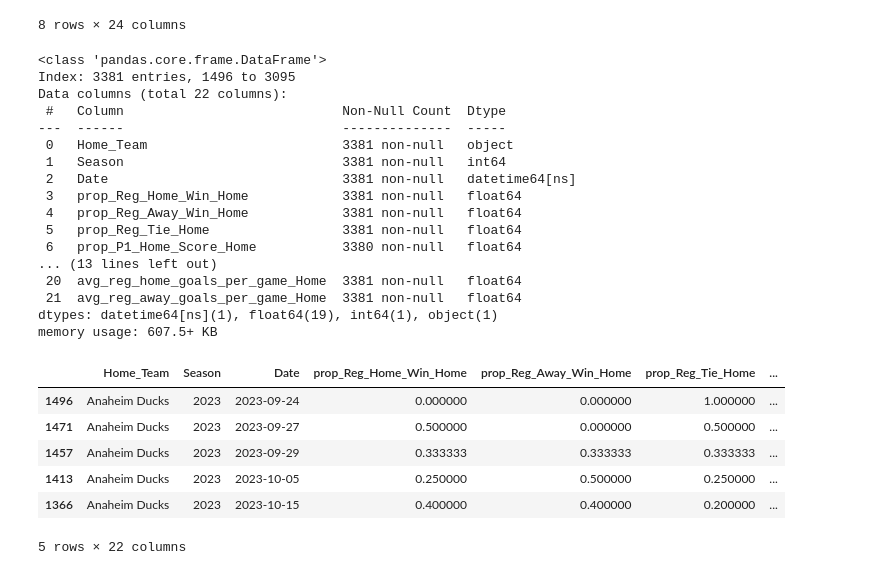
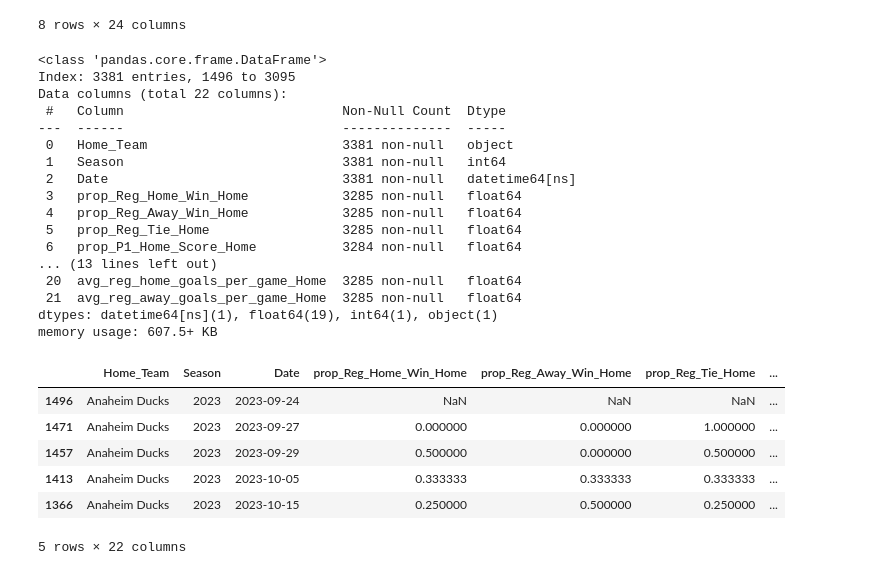
Before and after one commit to emmettd247/SportOnIce, a Jupyter notebook: master_data_join.ipynb, the cells around one changed output. Drawn from its saved outputs; the diff is of its cells as text; code cells hidden in the pictures.

```diff
--- a/master_data_join.ipynb
+++ b/master_data_join.ipynb
@@ -160,49 +160,52 @@ def grain_sort_cumsum_props(home_vs_away: str, df: pd.DataFrame) -> pd.DataFrame
     # isolate cum, prop, and avg cols
     sel_cum_cols = [x for x in df.columns if x.startswith('prop_') or x.startswith('avg_')]
 
+    # shift sel_cum_cols by 1 to avoid data leakage
+    df[sel_cum_cols] = df.groupby(home_plus_year)[sel_cum_cols].shift(1)
+
     # trim to final cols
     final_cols = sort_grain + sel_cum_cols
     df = df[final_cols]
 
     # rename the sel_cum_cols to indicate home vs away
     if home_vs_away == 'Home_Team':
         home_vs_away = 'Home'
     else:
         home_vs_away = 'Away'
 
     rename_dict = {col: f"{col}_{home_vs_away}" for col in sel_cum_cols}
     df = df.rename(columns=rename_dict)
 
     return df
 
 # test func
 all_home_games = grain_sort_cumsum_props('Home_Team', master_data)
 all_home_games.info()
 all_home_games.head()
 # %% [output]
 <class 'pandas.core.frame.DataFrame'>
 Index: 3381 entries, 1496 to 3095
 Data columns (total 22 columns):
  #   Column                            Non-Null Count  Dtype
 ---  ------                            --------------  -----
  0   Home_Team                         3381 non-null   object
  1   Season                            3381 non-null   int64
  2   Date                              3381 non-null   datetime64[ns]
- 3   prop_Reg_Home_Win_Home            3381 non-null   float64
- 4   prop_Reg_Away_Win_Home            3381 non-null   float64
- 5   prop_Reg_Tie_Home                 3381 non-null   float64
- 6   prop_P1_Home_Score_Home           3380 non-null   float64
+ 3   prop_Reg_Home_Win_Home            3285 non-null   float64
+ 4   prop_Reg_Away_Win_Home            3285 non-null   float64
+ 5   prop_Reg_Tie_Home                 3285 non-null   float64
+ 6   prop_P1_Home_Score_Home           3284 non-null   float64
 ... (13 lines left out)
- 20  avg_reg_home_goals_per_game_Home  3381 non-null   float64
- 21  avg_reg_away_goals_per_game_Home  3381 non-null   float64
+ 20  avg_reg_home_goals_per_game_Home  3285 non-null   float64
+ 21  avg_reg_away_goals_per_game_Home  3285 non-null   float64
 dtypes: datetime64[ns](1), float64(19), int64(1), object(1)
 memory usage: 607.5+ KB
 |  | Home_Team | Season | Date | prop_Reg_Home_Win_Home | prop_Reg_Away_Win_Home | prop_Reg_Tie_Home | ... |
-| 1496 | Anaheim Ducks | 2023 | 2023-09-24 | 0.000000 | 0.000000 | 1.000000 | ... |
-| 1471 | Anaheim Ducks | 2023 | 2023-09-27 | 0.500000 | 0.000000 | 0.500000 | ... |
-| 1457 | Anaheim Ducks | 2023 | 2023-09-29 | 0.333333 | 0.333333 | 0.333333 | ... |
-| 1413 | Anaheim Ducks | 2023 | 2023-10-05 | 0.250000 | 0.500000 | 0.250000 | ... |
-| 1366 | Anaheim Ducks | 2023 | 2023-10-15 | 0.400000 | 0.400000 | 0.200000 | ... |
+| 1496 | Anaheim Ducks | 2023 | 2023-09-24 | NaN | NaN | NaN | ... |
+| 1471 | Anaheim Ducks | 2023 | 2023-09-27 | 0.000000 | 0.000000 | 1.000000 | ... |
+| 1457 | Anaheim Ducks | 2023 | 2023-09-29 | 0.500000 | 0.000000 | 0.500000 | ... |
+| 1413 | Anaheim Ducks | 2023 | 2023-10-05 | 0.333333 | 0.333333 | 0.333333 | ... |
+| 1366 | Anaheim Ducks | 2023 | 2023-10-15 | 0.250000 | 0.500000 | 0.250000 | ... |
 5 rows × 22 columns
 # %%
 # repeat for away teams
```
Also changed, not shown: parts of 2 cells of this notebook, 1 other file.
